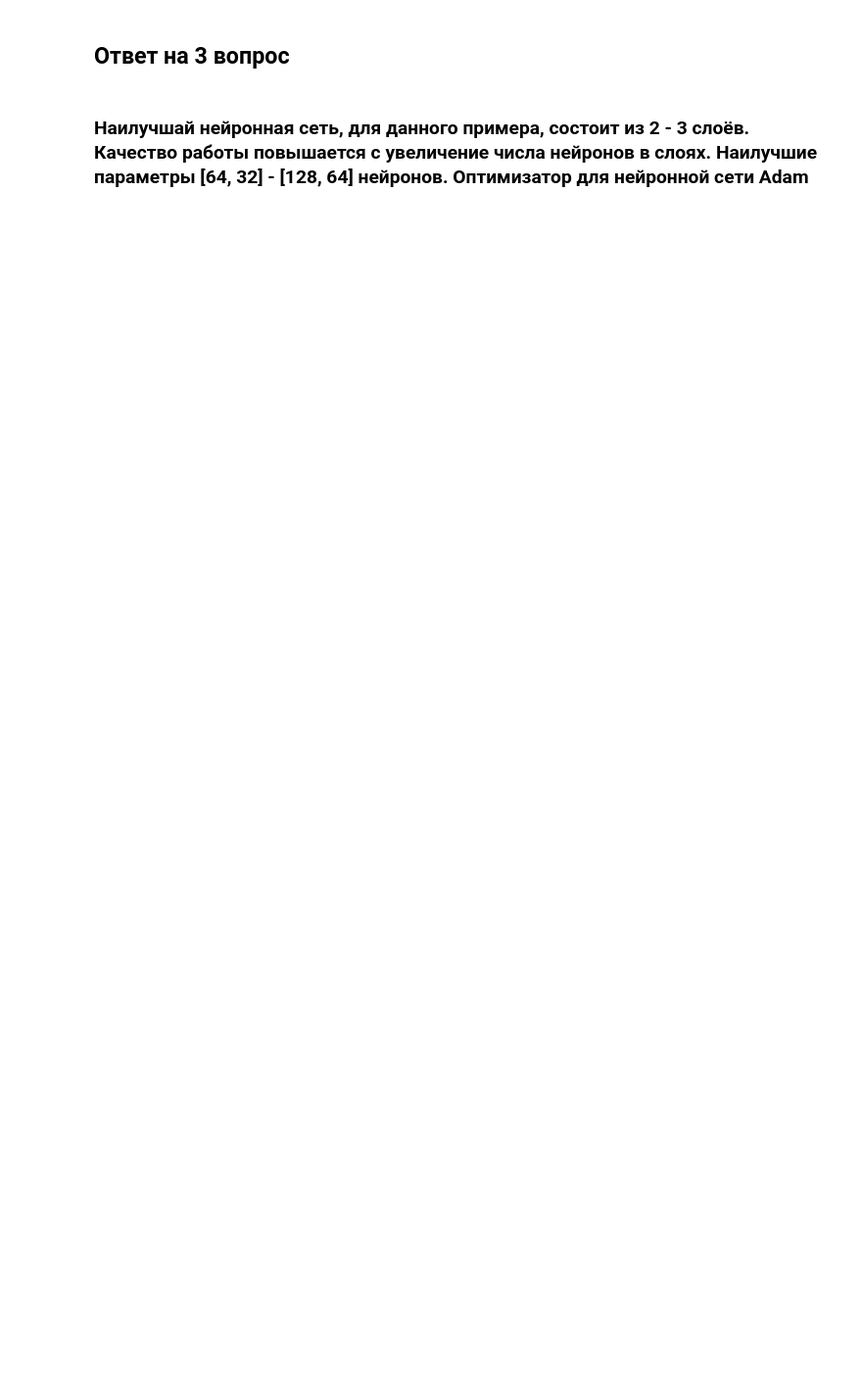
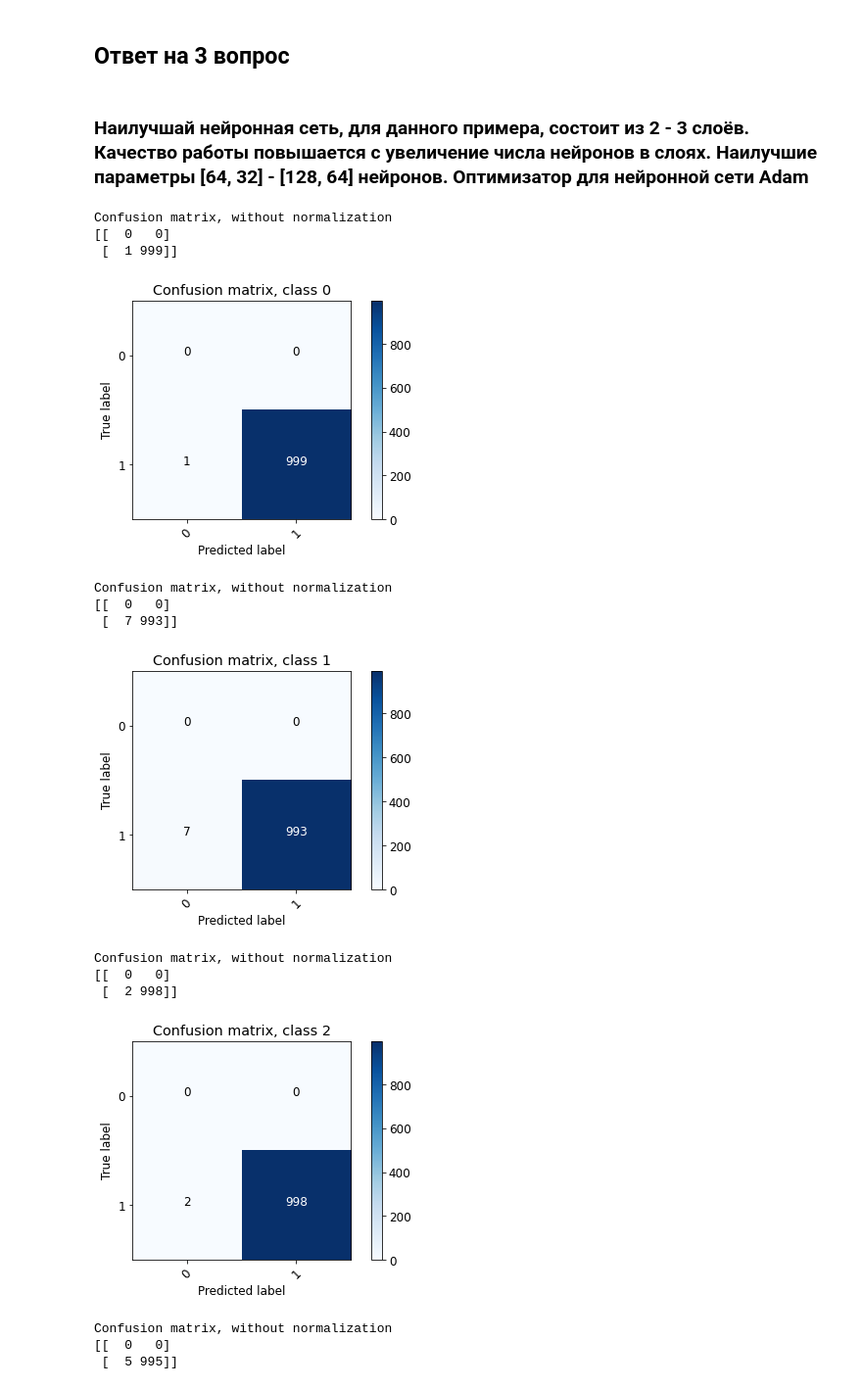
Before and after one commit to AlekseyZhilin/neron, a Jupyter notebook: Untitled2.ipynb, the cells around one changed output. Shown: that part at 98% size. Saved outputs shown, nothing was run; the diff lists cells and outputs as text; code cells hidden in the pictures; blank space fills up the shorter version.

```diff
--- a/Untitled2.ipynb
+++ b/Untitled2.ipynb
@@ -484,0 +518,36 @@ Text(0, 0.5, 'log(loss)')
+# %%
+model_i = models['128, 64']
+y_pred = model_i.predict(X_test)
+y_pred_class = np.argmax(y_pred, axis=1)
+# %%
+from sklearn.metrics import confusion_matrix
+import itertools
+font = {'size' : 12}
+plt.rc('font', **font)
+
+for col in range(10):
+    id1 =[i for i, val in enumerate(y_test) if val[col]== 1]
+    test_v = [val[col] for i, val in enumerate(y_test[id1])]
+    pred_v = [val[col] for i, val in enumerate(y_pred[id1])]
+
+    cnf_matrix = confusion_matrix(np.array(test_v), np.array(pred_v)>0.5)
+    plt.figure(figsize=(6, 4))
+    plot_confusion_matrix(cnf_matrix, classes=[0, 1],
+                          title='Confusion matrix, class ' + str(col))
+    plt.show()
+# %% [output]
+Confusion matrix, without normalization
+[[  0   0]
+ [  1 999]]
+[figure, added]
+Confusion matrix, without normalization
+[[  0   0]
+ [  7 993]]
+[figure, added]
+Confusion matrix, without normalization
+[[  0   0]
+ [  2 998]]
+[figure, added]
+Confusion matrix, without normalization
+[[  0   0]
+ [  5 995]]
```
Also changed, not shown: parts of 7 cells of this notebook.
